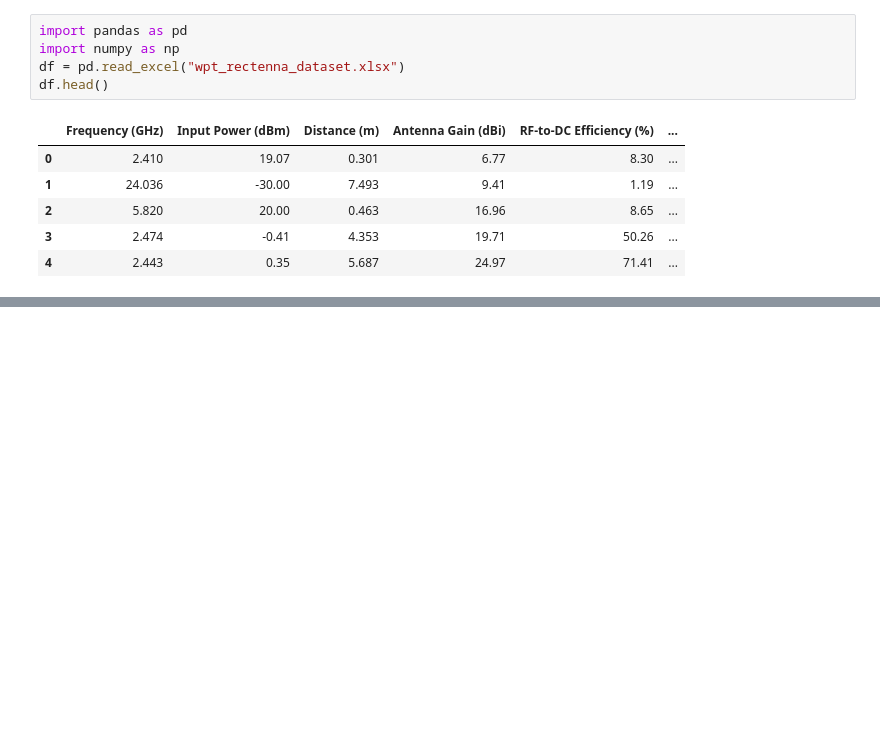
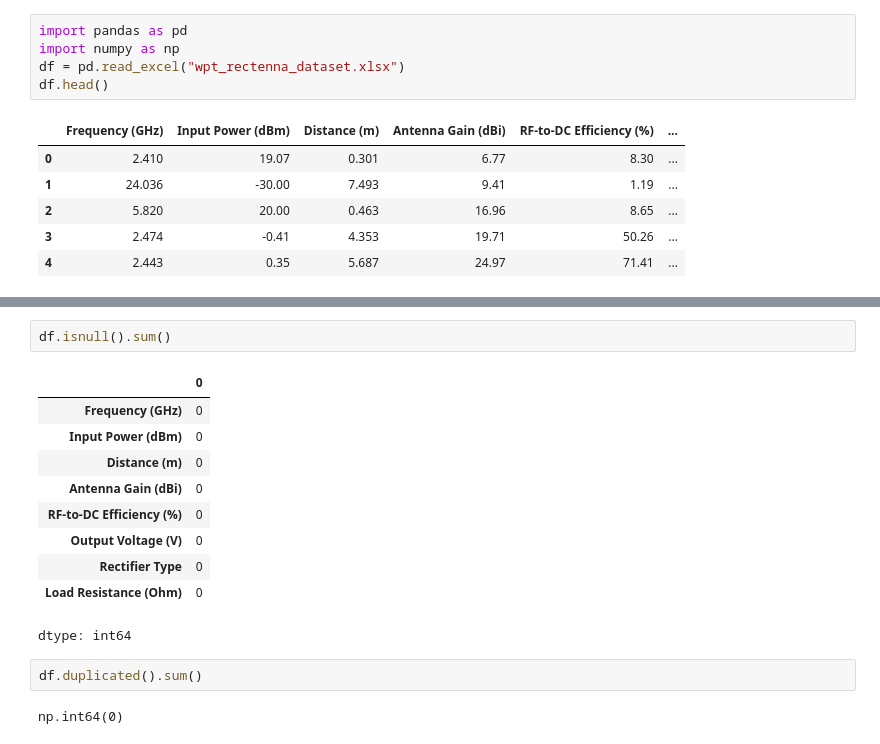
Before and after one commit to majdoubiadil/github-slideshow, a Jupyter notebook: project_Adil_Majdoubi.ipynb, the cells around one changed output, grey strips where cells are left out. Drawn from its saved outputs; the diff is of its cells as text; blank space fills up the shorter version.

```diff
--- a/project_Adil_Majdoubi.ipynb
+++ b/project_Adil_Majdoubi.ipynb
@@ -21,0 +69,17 @@ df.head()
+# %%
+df.isnull().sum()
+# %% [output]
+|  | 0 |
+| Frequency (GHz) | 0 |
+| Input Power (dBm) | 0 |
+| Distance (m) | 0 |
+| Antenna Gain (dBi) | 0 |
+| RF-to-DC Efficiency (%) | 0 |
+| Output Voltage (V) | 0 |
+| Rectifier Type | 0 |
+| Load Resistance (Ohm) | 0 |
+dtype: int64
+# %%
+df.duplicated().sum()
+# %% [output]
+np.int64(0)
```
Also changed, not shown: parts of 5 cells of this notebook.
